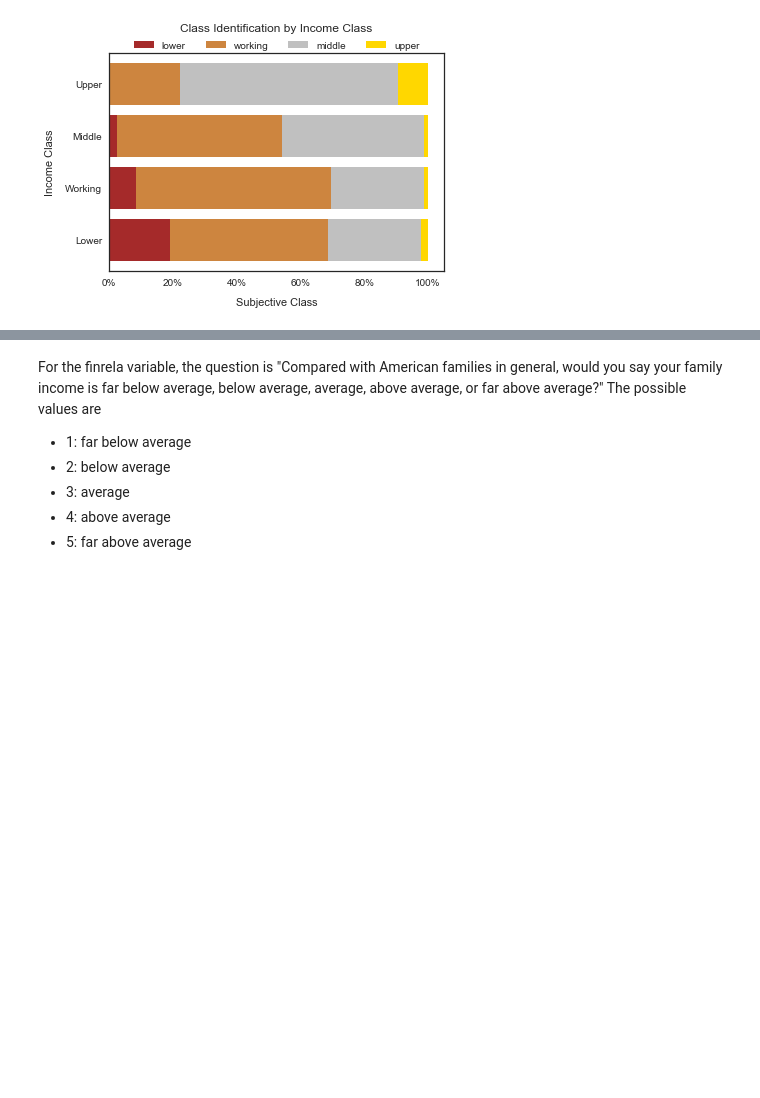
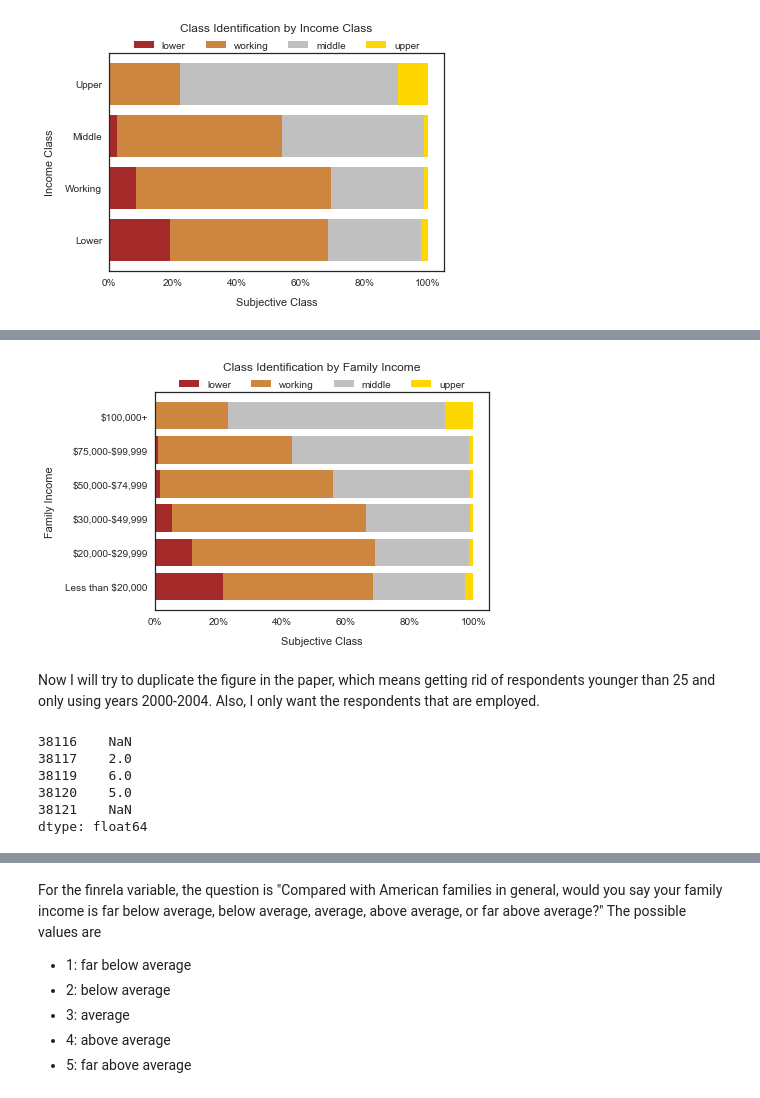
Before and after one commit to coverney/ThinkStats2, a Jupyter notebook: project1/Project1Playground.ipynb, the cells around one changed output, grey strips where cells are left out. Saved outputs shown, nothing was run; the diff lists cells and outputs as text; code cells hidden in the pictures; blank space fills up the shorter version.

```diff
--- a/project1/Project1Playground.ipynb
+++ b/project1/Project1Playground.ipynb
@@ -421,0 +463,36 @@ Use same income numbers as in the study (real income adjusted for household size
+# %%
+# Plot bar chart
+x_values = ['Less than \$20,000', '\$20,000-\$29,999', '\$30,000-\$49,999', '\$50,000-\$74,999', '\$75,000-\$99,999', '\$100,000+']
+x_pos = [i for i, _ in enumerate(x_values)]
+
+total = cm1[0,:]+cm1[1,:]+cm1[2,:]+cm1[3,:]
+
+prop_lower = np.true_divide(cm1[0,:], total) * 100
+prop_working = np.true_divide(cm1[1,:], total) * 100
+prop_middle = np.true_divide(cm1[2,:], total) * 100
+prop_upper = np.true_divide(cm1[3,:], total) * 100
+
+plt.barh(x_pos, prop_upper, height=0.8, label='upper', color='gold',
+        left=prop_middle+prop_working+prop_lower)
+plt.barh(x_pos, prop_middle, height=0.8, label='middle', color='silver',
+        left=prop_working+prop_lower)
+plt.barh(x_pos, prop_working, height=0.8, label='working', color='#CD853F',
+        left=prop_lower)
+plt.barh(x_pos, prop_lower, height=0.8, label='lower', color='brown')
+
+plt.yticks(x_pos, x_values)
+locs, labels = plt.xticks()
+plt.xticks(locs[:-1], ['0%', '20%', '40%', '60%', '80%', '100%'])
+plt.ylabel("Family Income", labelpad=10)
+plt.xlabel("Subjective Class", labelpad=10)
+plt.title("Class Identification by Family Income", pad=22)
+handles, labels = plt.gca().get_legend_handles_labels()
+order = [3, 2, 1, 0]
+plt.legend([handles[idx] for idx in order],[labels[idx] for idx in order], loc="upper center", bbox_to_anchor=(0.5, 1.10),
+          ncol=4)
+
+plt.show()
+# %% [output]
+[figure, added]
+# %% [markdown]
+Now I will try to duplicate the figure in the paper, which means getting rid of respondents younger than 25 and only using years 2000-2004. Also, I only want the respondents that are employed.
@@ -421,0 +507,28 @@ Use same income numbers as in the study (real income adjusted for household size
+# %%
+# Calculate income ranges
+sub_income_ranges = []
+for index, income in enumerate(sub_adjusted_real_incomes_2015):
+    if income >= 100000:
+        sub_income_ranges.append(6)
+    elif income >= 75000:
+        sub_income_ranges.append(5)
+    elif income >= 50000:
+        sub_income_ranges.append(4)
+    elif income >= 30000:
+        sub_income_ranges.append(3)
+    elif income >= 20000:
+        sub_income_ranges.append(2)
+    elif income < 20000:
+        sub_income_ranges.append(1)
+    else:
+        sub_income_ranges.append(np.nan)
+
+sub_income_ranges = pd.Series(sub_income_ranges, index=sub_classes.index)
+print(sub_income_ranges.head())
+# %% [output]
+38116    NaN
+38117    2.0
+38119    6.0
+38120    5.0
+38121    NaN
+dtype: float64
```
Also changed, not shown: parts of 17 cells of this notebook, 1 other file.
